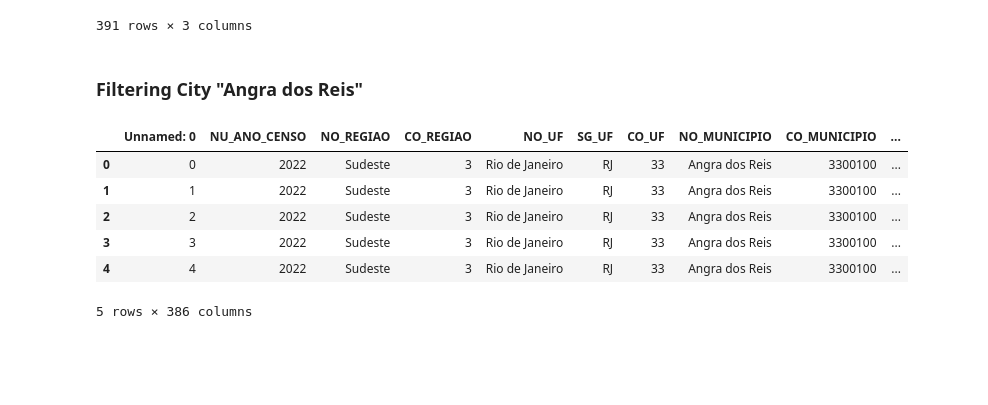
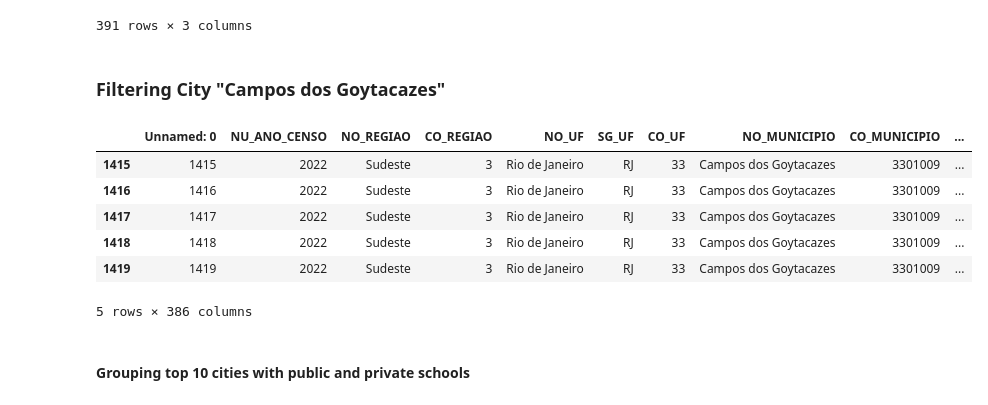
Before and after one commit to iaracastro/SchoolCensorshipAnalysis, a Jupyter notebook: analysis.ipynb, the cells around one changed output. Cells and saved outputs as stored; diff of their text form; code cells hidden in the pictures; blank space fills up the shorter version.

```diff
--- a/analysis.ipynb
+++ b/analysis.ipynb
@@ -38,15 +38,17 @@ dictionary
 | 390 | QT_TUR_EJA_FUND | Número de Turmas de Educação de J... | NaN |
 391 rows × 3 columns
 # %% [markdown]
-### Filtering City "Angra dos Reis"
+### Filtering City "Campos dos Goytacazes"
 # %%
-df_Angra = df[df["NO_MUNICIPIO"] == "Angra dos Reis"]
-df_Angra.head()
+df_Campos = df[df["NO_MUNICIPIO"] == "Campos dos Goytacazes"]
+df_Campos.head()
 # %% [output]
 |  | Unnamed: 0 | NU_ANO_CENSO | NO_REGIAO | CO_REGIAO | NO_UF | SG_UF | CO_UF | NO_MUNICIPIO | CO_MUNICIPIO | ... |
-| 0 | 0 | 2022 | Sudeste | 3 | Rio de Janeiro | RJ | 33 | Angra dos Reis | 3300100 | ... |
-| 1 | 1 | 2022 | Sudeste | 3 | Rio de Janeiro | RJ | 33 | Angra dos Reis | 3300100 | ... |
-| 2 | 2 | 2022 | Sudeste | 3 | Rio de Janeiro | RJ | 33 | Angra dos Reis | 3300100 | ... |
-| 3 | 3 | 2022 | Sudeste | 3 | Rio de Janeiro | RJ | 33 | Angra dos Reis | 3300100 | ... |
-| 4 | 4 | 2022 | Sudeste | 3 | Rio de Janeiro | RJ | 33 | Angra dos Reis | 3300100 | ... |
+| 1415 | 1415 | 2022 | Sudeste | 3 | Rio de Janeiro | RJ | 33 | Campos dos Goytacazes | 3301009 | ... |
+| 1416 | 1416 | 2022 | Sudeste | 3 | Rio de Janeiro | RJ | 33 | Campos dos Goytacazes | 3301009 | ... |
+| 1417 | 1417 | 2022 | Sudeste | 3 | Rio de Janeiro | RJ | 33 | Campos dos Goytacazes | 3301009 | ... |
+| 1418 | 1418 | 2022 | Sudeste | 3 | Rio de Janeiro | RJ | 33 | Campos dos Goytacazes | 3301009 | ... |
+| 1419 | 1419 | 2022 | Sudeste | 3 | Rio de Janeiro | RJ | 33 | Campos dos Goytacazes | 3301009 | ... |
 5 rows × 386 columns
+# %% [markdown]
+#### Grouping top 10 cities with public and private schools
```
Also changed, not shown: parts of 6 cells of this notebook.
